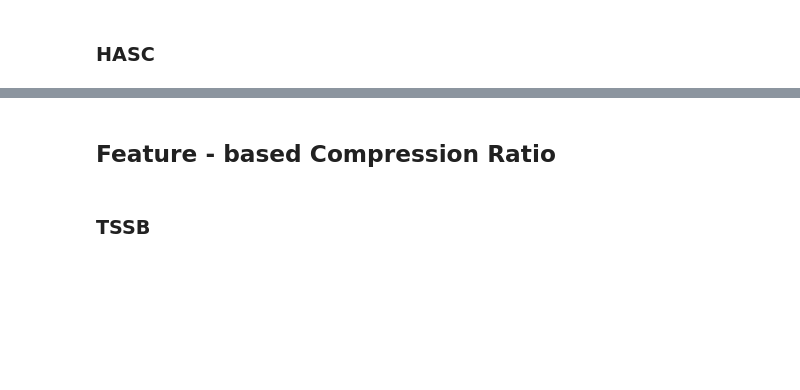
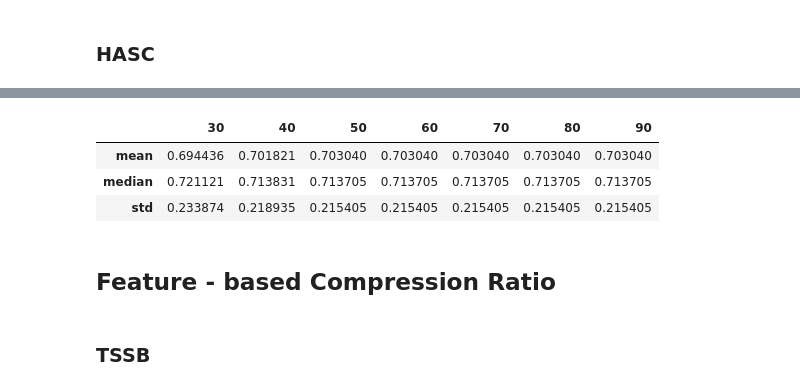
Before and after one commit to Sonsakar/Downsampled_ClaSP, a Jupyter notebook: 3b_Compression_Ratio.ipynb, the cells around one changed output, grey strips where cells are left out. Drawn from its saved outputs; the diff is of its cells as text; code cells hidden in the pictures; blank space fills up the shorter version.

```diff
--- a/3b_Compression_Ratio.ipynb
+++ b/3b_Compression_Ratio.ipynb
@@ -328,7 +401,12 @@ for cr in crs_lim:
 # %%
-w_thresholds_hasc = get_w_thresholds_general([30,100], 10, hasc, hasc_res, scale=1,
+w_thresholds_hasc_general = get_w_thresholds_general([30,100], 10, hasc, hasc_res, scale=1,
                                              save_path='results/tables/window_size_threshold_HASC.xlsx', ubound=True)
-w_thresholds_hasc
+w_thresholds_hasc_general
+# %% [output]
+|  | 30 | 40 | 50 | 60 | 70 | 80 | 90 |
+| mean | 0.694436 | 0.701821 | 0.703040 | 0.703040 | 0.703040 | 0.703040 | 0.703040 |
+| median | 0.721121 | 0.713831 | 0.713705 | 0.713705 | 0.713705 | 0.713705 | 0.713705 |
+| std | 0.233874 | 0.218935 | 0.215405 | 0.215405 | 0.215405 | 0.215405 | 0.215405 |
 # %% [markdown]
 ## Feature - based Compression Ratio
 # %% [markdown]
```
Also changed, not shown: parts of 24 cells of this notebook, 1 other file.
